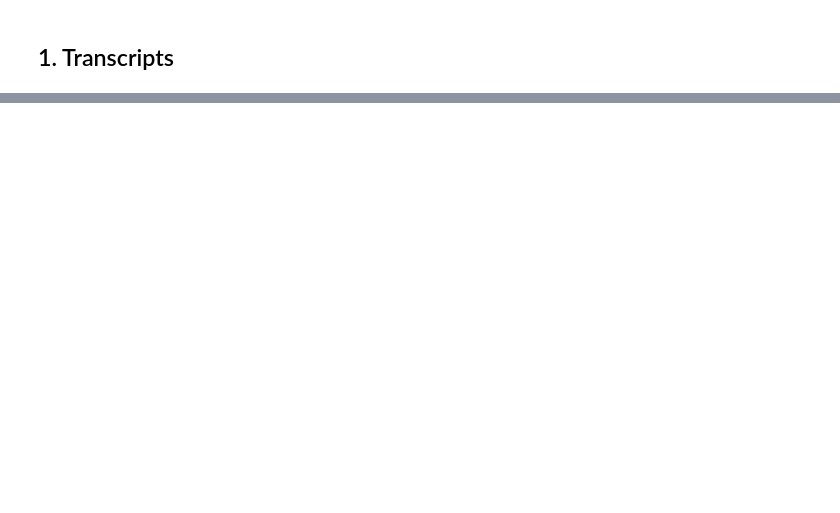
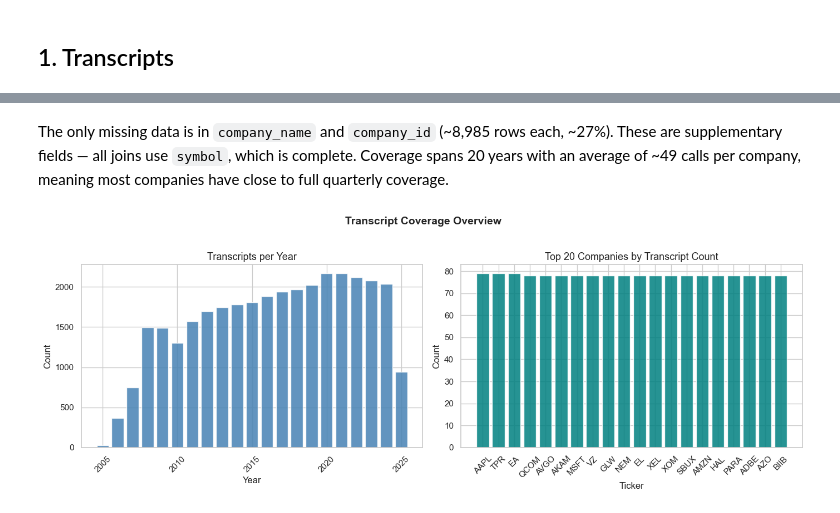
Before and after one commit to NBeibarys/earnings-scorer, a Jupyter notebook: notebooks/eda.ipynb, the cells around one changed output, grey strips where cells are left out. Drawn from its saved outputs; the diff is of its cells as text; code cells hidden in the pictures; blank space fills up the shorter version.

Commit message:
Part 1 and 2 of the Project
1. Finished EDA and scripts for downloading data from sources.
2. Finished script for downloading all selected open-source models from Hugging-Face.

```diff
--- a/notebooks/eda.ipynb
+++ b/notebooks/eda.ipynb
@@ -373,0 +120,26 @@ Saved to ..\data\merged.parquet
+# %% [markdown]
+The only missing data is in `company_name` and `company_id` (~8,985 rows each, ~27%). These are supplementary fields — all joins use `symbol`, which is complete. Coverage spans 20 years with an average of ~49 calls per company, meaning most companies have close to full quarterly coverage.
+# %%
+fig, axes = plt.subplots(1, 2, figsize=(14, 5))
+
+# transcripts per year
+by_year = tr.groupby('year').size()
+axes[0].bar(by_year.index, by_year.values, color='steelblue', edgecolor='white', alpha=0.85)
+axes[0].set_title('Transcripts per Year', fontsize=13)
+axes[0].set_xlabel('Year', fontsize=12)
+axes[0].set_ylabel('Count', fontsize=12)
+axes[0].tick_params(axis='x', rotation=45)
+
+# top 20 companies by call count
+top20 = tr.groupby('symbol').size().sort_values(ascending=False).head(20)
+axes[1].bar(top20.index, top20.values, color='teal', edgecolor='white', alpha=0.85)
+axes[1].set_title('Top 20 Companies by Transcript Count', fontsize=13)
+axes[1].set_xlabel('Ticker', fontsize=12)
+axes[1].set_ylabel('Count', fontsize=12)
+axes[1].tick_params(axis='x', rotation=45)
+
+plt.suptitle('Transcript Coverage Overview', fontsize=14, fontweight='bold', y=1.02)
+plt.tight_layout()
+plt.show()
+# %% [output]
+[figure, added]
```
Also changed, not shown: parts of 91 cells of this notebook, 33 other files.
